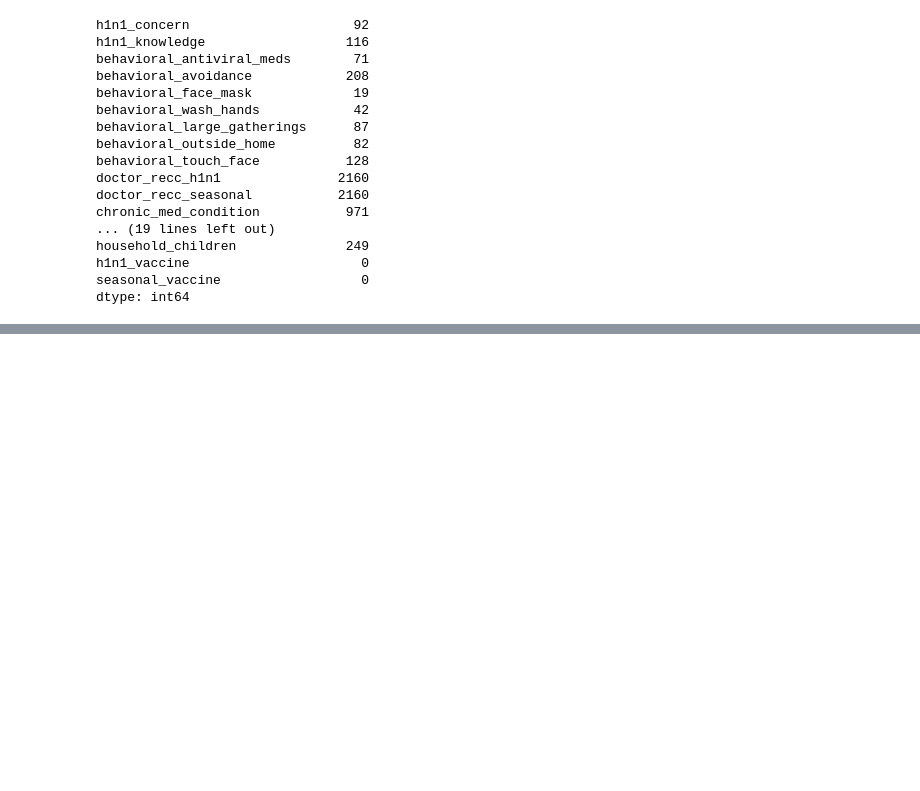
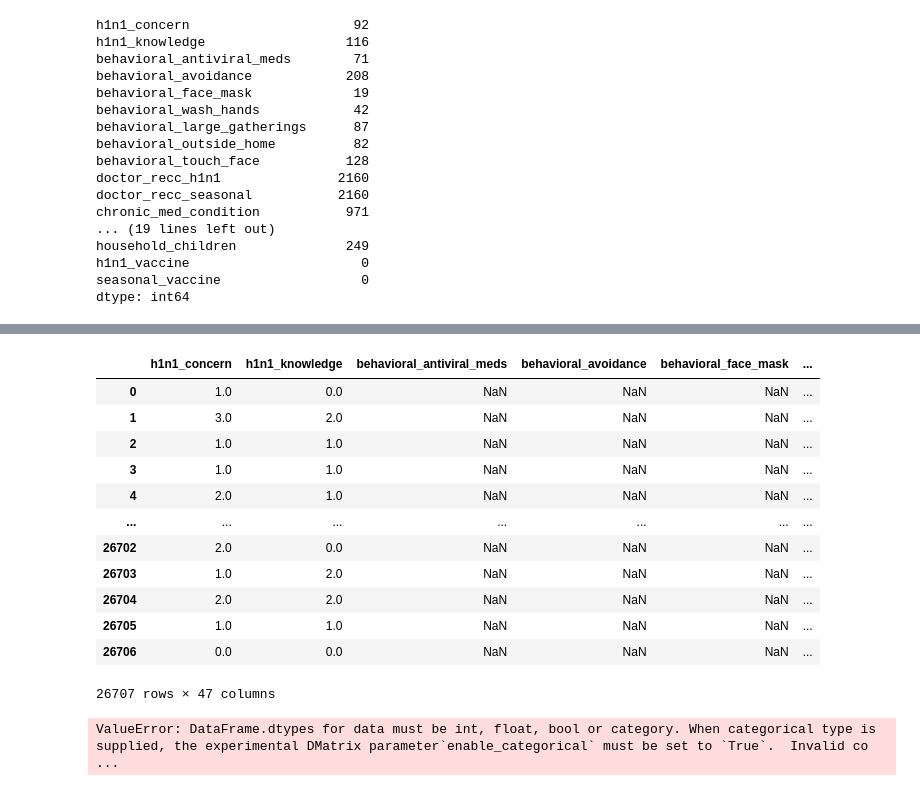
Before and after one commit to Eroouu/final_project_ds, a Jupyter notebook: main.ipynb, the cells around one changed output, grey strips where cells are left out. Cells and saved outputs as stored; diff of their text form; code cells hidden in the pictures; blank space fills up the shorter version.

```diff
--- a/main.ipynb
+++ b/main.ipynb
@@ -512,0 +387,16 @@ Fitting 5 folds for each of 216 candidates, totalling 1080 fits
+# %%
+X_cat
+# %% [output]
+|  | h1n1_concern | h1n1_knowledge | behavioral_antiviral_meds | behavioral_avoidance | behavioral_face_mask | ... |
+| 0 | 1.0 | 0.0 | NaN | NaN | NaN | ... |
+| 1 | 3.0 | 2.0 | NaN | NaN | NaN | ... |
+| 2 | 1.0 | 1.0 | NaN | NaN | NaN | ... |
+| 3 | 1.0 | 1.0 | NaN | NaN | NaN | ... |
+| 4 | 2.0 | 1.0 | NaN | NaN | NaN | ... |
+| ... | ... | ... | ... | ... | ... | ... |
+| 26702 | 2.0 | 0.0 | NaN | NaN | NaN | ... |
+| 26703 | 1.0 | 2.0 | NaN | NaN | NaN | ... |
+| 26704 | 2.0 | 2.0 | NaN | NaN | NaN | ... |
+| 26705 | 1.0 | 1.0 | NaN | NaN | NaN | ... |
+| 26706 | 0.0 | 0.0 | NaN | NaN | NaN | ... |
+26707 rows × 47 columns
@@ -512,0 +414,25 @@ Fitting 5 folds for each of 216 candidates, totalling 1080 fits
+# %%
+posw = (y_train==0).sum() / (y_train==1).sum()
+
+params = dict(
+    objective='binary:logistic',
+    eval_metric='auc',
+    max_depth=4,
+    min_child_weight=7,
+    subsample=0.8,
+    colsample_bytree=0.8,
+    reg_lambda=2.0,
+    reg_alpha=0.4,
+    gamma=1.0,
+    eta=0.04,               # аналог learning_rate
+    n_estimators=1500,      # с ранней остановкой
+    tree_method='hist',     # быстро на CPU
+    n_jobs=-1,
+    random_state=314,
+    scale_pos_weight=posw   # для дисбаланса
+)
+
+xgb = XGBClassifier(**params)
+xgb.fit(Xcat_train, y_train)
+# %% [output]
+ValueError: DataFrame.dtypes for data must be int, float, bool or category. When categorical type is supplied, the experimental DMatrix parameter`enable_categorical` must be set to `True`.  Invalid co ...
```
Also changed, not shown: parts of 18 cells of this notebook, 8 other files.
